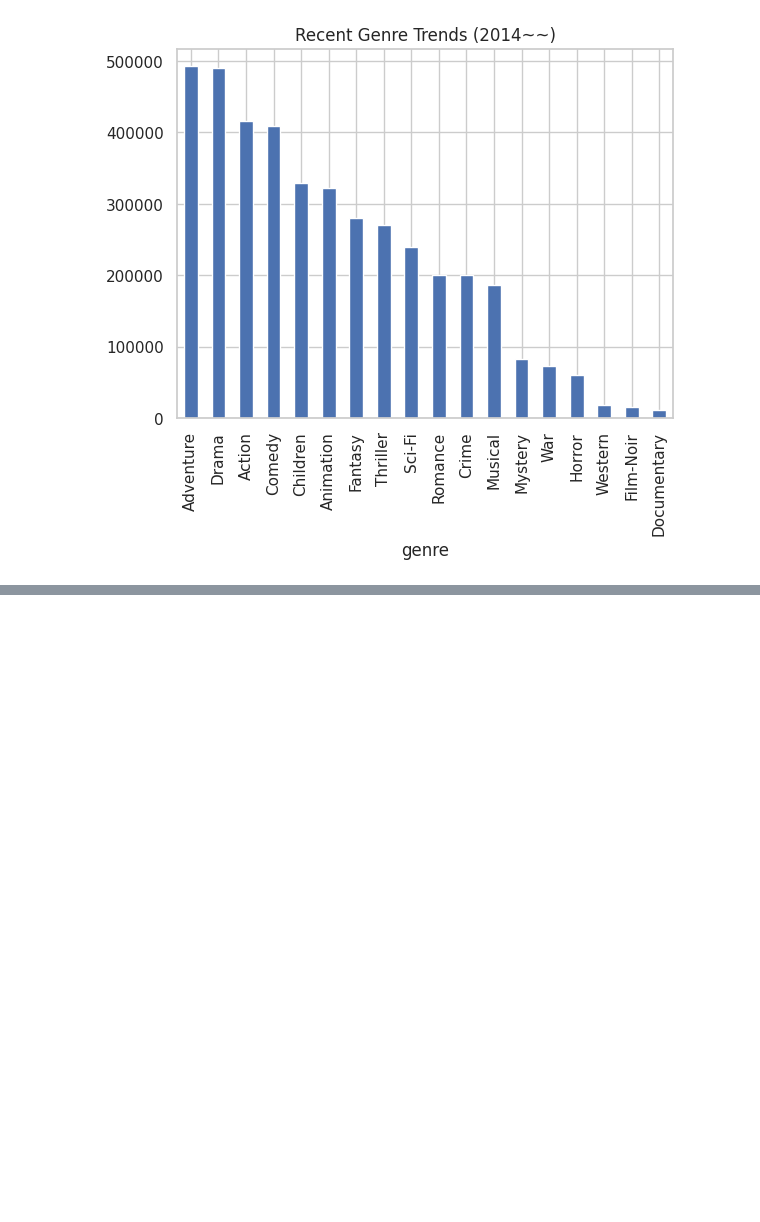
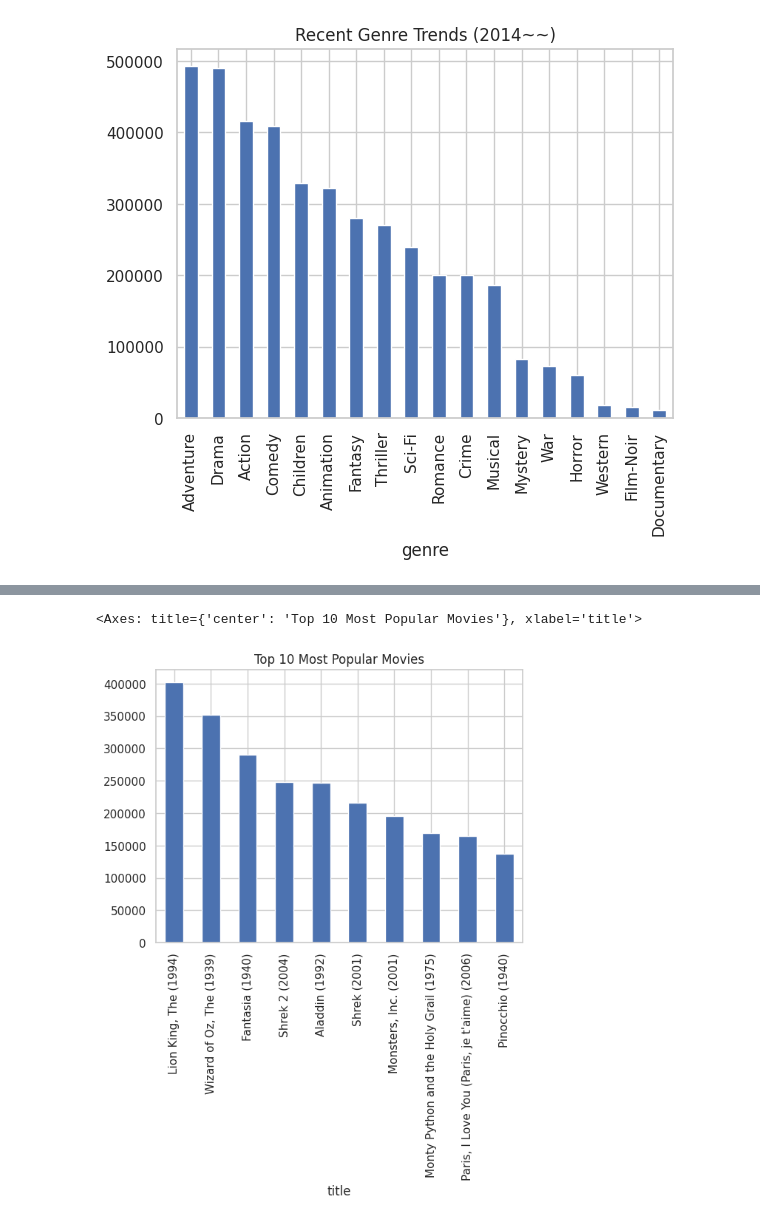
Before and after one commit to boostcampaitech7/level2-recsys-movierecommendation-recsys-08-lv3, a Jupyter notebook: src/analysis/eda_kyoungmin_1.ipynb, the cells around one changed output, grey strips where cells are left out. Saved outputs shown, nothing was run; the diff lists cells and outputs as text; code cells hidden in the pictures; blank space fills up the shorter version.

```diff
--- a/src/analysis/eda_kyoungmin_1.ipynb
+++ b/src/analysis/eda_kyoungmin_1.ipynb
@@ -962,0 +991,6 @@ AttributeError: Rectangle.set() got an unexpected keyword argument 'title'
+# %%
+top_movies = df['title'].value_counts().head(10)
+top_movies.plot(kind='bar', title='Top 10 Most Popular Movies')
+# %% [output]
+<Axes: title={'center': 'Top 10 Most Popular Movies'}, xlabel='title'>
+[figure, added]
```
Also changed, not shown: parts of 4 cells of this notebook.
